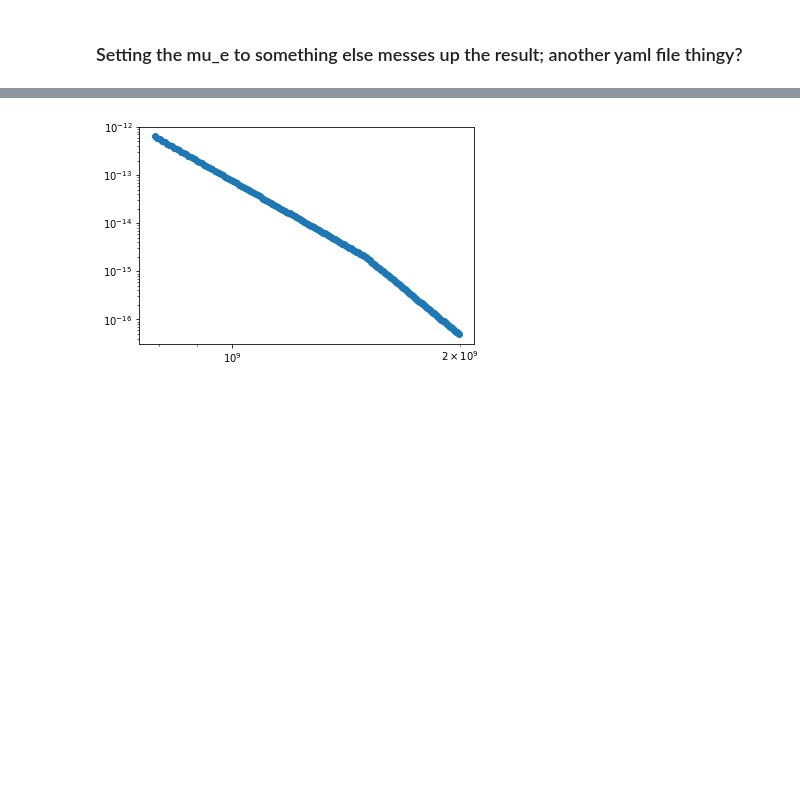
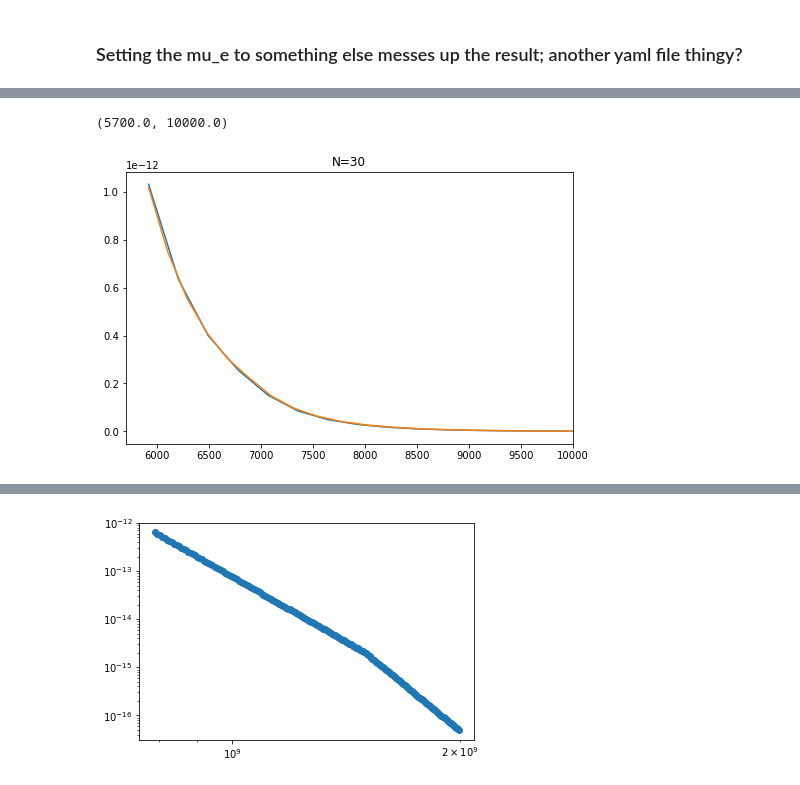
Before and after one commit to Csogeza/MPA, a Jupyter notebook: TARDIS_start/Density_File_generator.ipynb, the cells around one changed output, grey strips where cells are left out. Saved outputs shown, nothing was run; the diff lists cells and outputs as text; code cells hidden in the pictures; blank space fills up the shorter version.

```diff
--- a/TARDIS_start/Density_File_generator.ipynb
+++ b/TARDIS_start/Density_File_generator.ipynb
@@ -220,20 +222,3 @@ plot_spectrum(sim)
 ### So as a first step we have to determine the $\rho_{ph}$, then calculate the $v_{inner}$
 
 We have two equations for these (or three, depending on the relation between the $v_{ph}$ and the $v_{th}$
-# %%
-def get_rhoph(n1, n2, v_ph, v_th, mu_e, t):
-    sig_e = astropy.constants.sigma_T.value
-    if v_ph < v_th:
-        return 2/3 * mu_e/(sig_e * t * v_ph * 86400 * 1e9) / (1/(n1-1) + (v_ph / v_th)**(n1-1) * (1/(n2-1) - 1/(n1-1)))
-    else:
-        return 2/3 * mu_e * (n2 - 1)/(sig_e * t * v_ph * 86400 * 1e9)
-# %%
-def get_vinner(n1, n2, v_ph, v_th, mu_e, tau, rho_ph, t):
-    sig_e = astropy.constants.sigma_T.value
-    if v_ph < v_th:
-        first_t = tau * mu_e * (n1 - 1) / (rho_ph * sig_e * t * v_ph * 86400 * 1e9) / v_ph**(n1 - 1)
-        second_t = 1 / v_th**(n1 - 1) * ( (n1 - 1) / (n2 - 1) - 1)
-    else:
-        first_t = tau * mu_e * (n1 - 1) / (rho_ph * sig_e * t * 86400 * 1e9) * v_th**(n2 - n1) / v_ph**(n2)
-        second_t = 1 / v_th**(n1 - 1) * ( (n1 - 1) / (n2 - 1) - 1)
-    return np.power(first_t - second_t, 1 / (1 - n1))
@@ -291,0 +442,13 @@ def generate_broken_powerlaw_grid_vph(n1, n2, v_th, v_ph, t0, mu_e, tau, vgrid_n
+# %%
+mu_e = calc_mu_mod(0.548822580264,0.425148381550787,0.5470185894631937)
+# %%
+vg1, vgm1, rg1 = generate_broken_powerlaw_grid_vph(10, 14, 6750, 7794, 18.5355, mu_e, 18.54, 30, 14250)
+# %%
+f = plt.figure(figsize=(8,5))
+plt.title('N=30',fontsize=12)
+plt.plot(vg1, rg1)
+plt.plot(vg2, rg2)
+plt.xlim(5700,10000)
+# %% [output]
+(5700.0, 10000.0)
+[figure, added]
```
Also changed, not shown: parts of 23 cells of this notebook, 10 other files.
